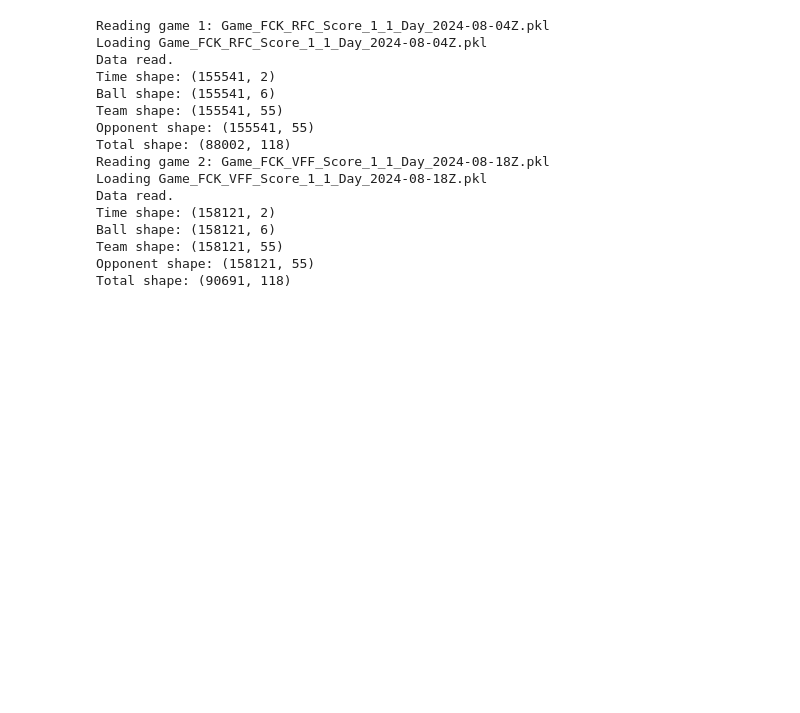
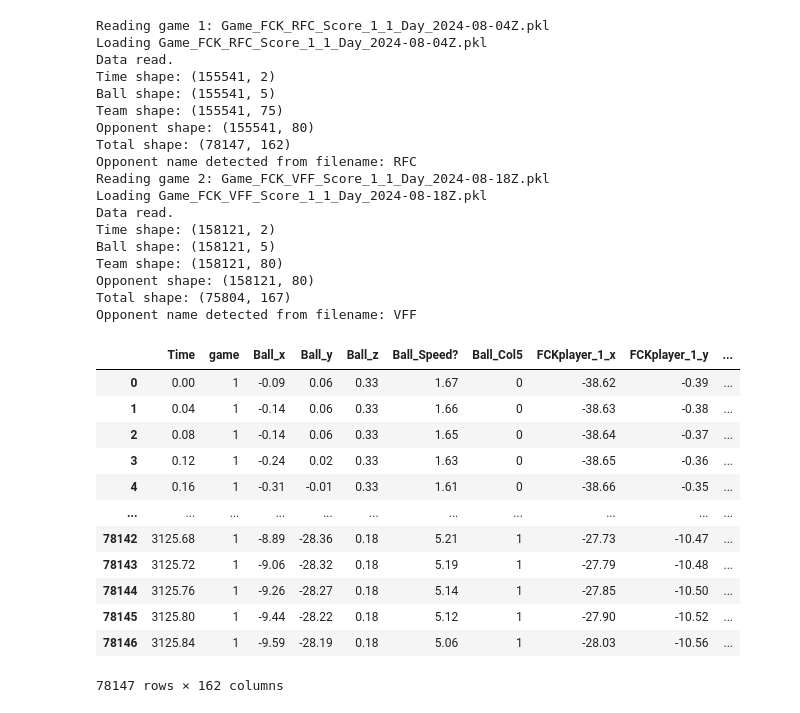
Before and after one commit to adiguzeldeniz/ekip_makine, a Jupyter notebook: Position NN 2 games.ipynb, the cells around one changed output. Drawn from its saved outputs; the diff is of its cells as text; code cells hidden in the pictures; blank space fills up the shorter version.

```diff
--- a/Position NN 2 games.ipynb
+++ b/Position NN 2 games.ipynb
@@ -14,7 +14,7 @@ from tensorflow.keras.layers import Dense, Dropout, SimpleRNN, LSTM, GRU
 #Preparing training and testing data
 data_dir = r"\Users\kirlo\Documents\Sanvi University Work\Year 3\AML\final project\FootballData\RestructuredData_2425"  # replace with your actual data directory
 team = "FCK"
-data_retriever = FootballDataLoader(data_dir, team)
+data_retriever = FootballDataLoader2(data_dir, team)
 all_games = data_retriever.load_all_games(n_games= 2)
 training_game = all_games[0]
 testing_game = all_games[1]
@@ -23,18 +23,36 @@ Reading game 1: Game_FCK_RFC_Score_1_1_Day_2024-08-04Z.pkl
 Loading Game_FCK_RFC_Score_1_1_Day_2024-08-04Z.pkl
 Data read.
 Time shape: (155541, 2)
-Ball shape: (155541, 6)
-Team shape: (155541, 55)
-Opponent shape: (155541, 55)
-Total shape: (88002, 118)
+Ball shape: (155541, 5)
+Team shape: (155541, 75)
+Opponent shape: (155541, 80)
+Total shape: (78147, 162)
+Opponent name detected from filename: RFC
 Reading game 2: Game_FCK_VFF_Score_1_1_Day_2024-08-18Z.pkl
 Loading Game_FCK_VFF_Score_1_1_Day_2024-08-18Z.pkl
 Data read.
 Time shape: (158121, 2)
-Ball shape: (158121, 6)
-Team shape: (158121, 55)
-Opponent shape: (158121, 55)
-Total shape: (90691, 118)
+Ball shape: (158121, 5)
+Team shape: (158121, 80)
+Opponent shape: (158121, 80)
+Total shape: (75804, 167)
+Opponent name detected from filename: VFF
+# %%
+training_game
+# %% [output]
+|  | Time | game | Ball_x | Ball_y | Ball_z | Ball_Speed? | Ball_Col5 | FCKplayer_1_x | FCKplayer_1_y | ... |
+| 0 | 0.00 | 1 | -0.09 | 0.06 | 0.33 | 1.67 | 0 | -38.62 | -0.39 | ... |
+| 1 | 0.04 | 1 | -0.14 | 0.06 | 0.33 | 1.66 | 0 | -38.63 | -0.38 | ... |
+| 2 | 0.08 | 1 | -0.14 | 0.06 | 0.33 | 1.65 | 0 | -38.64 | -0.37 | ... |
+| 3 | 0.12 | 1 | -0.24 | 0.02 | 0.33 | 1.63 | 0 | -38.65 | -0.36 | ... |
+| 4 | 0.16 | 1 | -0.31 | -0.01 | 0.33 | 1.61 | 0 | -38.66 | -0.35 | ... |
+| ... | ... | ... | ... | ... | ... | ... | ... | ... | ... | ... |
+| 78142 | 3125.68 | 1 | -8.89 | -28.36 | 0.18 | 5.21 | 1 | -27.73 | -10.47 | ... |
+| 78143 | 3125.72 | 1 | -9.06 | -28.32 | 0.18 | 5.19 | 1 | -27.79 | -10.48 | ... |
+| 78144 | 3125.76 | 1 | -9.26 | -28.27 | 0.18 | 5.14 | 1 | -27.85 | -10.50 | ... |
+| 78145 | 3125.80 | 1 | -9.44 | -28.22 | 0.18 | 5.12 | 1 | -27.90 | -10.52 | ... |
+| 78146 | 3125.84 | 1 | -9.59 | -28.19 | 0.18 | 5.06 | 1 | -28.03 | -10.56 | ... |
+78147 rows × 162 columns
 # %%
 #Then from here its basically the same thing as with the other game. Start with the training game
 train_n_time_steps = training_game.shape[0]
```
Also changed, not shown: parts of 3 cells of this notebook, 12 other files.
